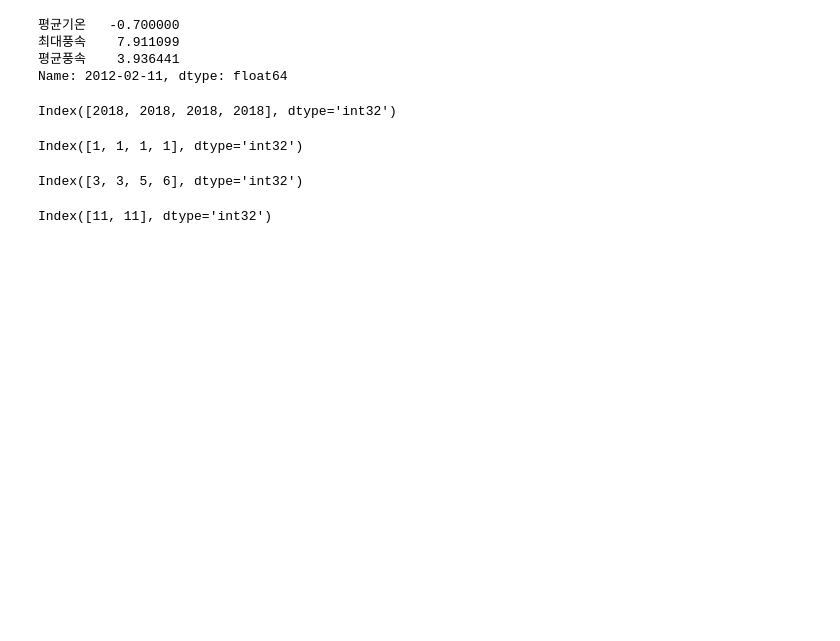
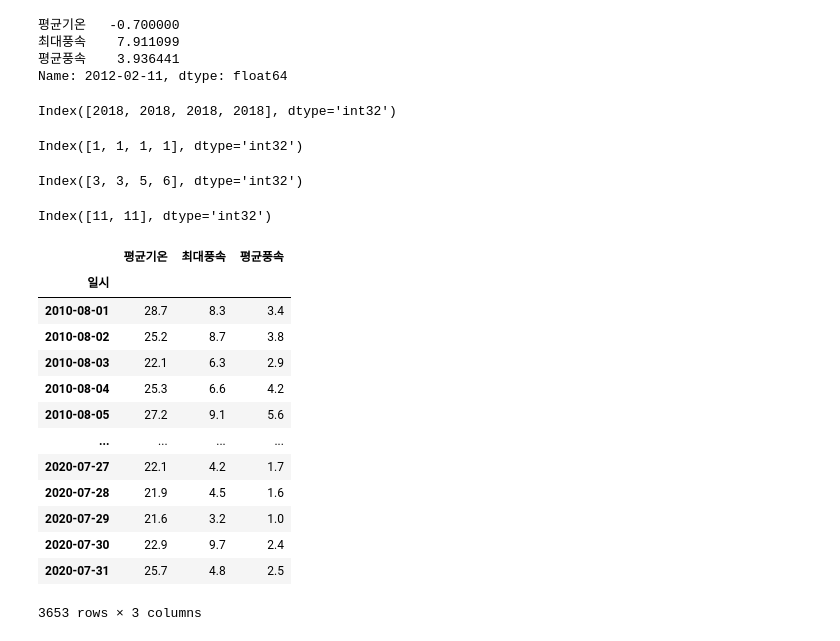
Before and after one commit to Jangbugyeong/Machine-Learning, a Jupyter notebook: 장부경6주차.ipynb, the cells around one changed output. Cells and saved outputs as stored; diff of their text form; code cells hidden in the pictures; blank space fills up the shorter version.

```diff
--- a/장부경6주차.ipynb
+++ b/장부경6주차.ipynb
@@ -570,0 +576,17 @@ Index([11, 11], dtype='int32')
+# %%
+weather
+# %% [output]
+|  | 평균기온 | 최대풍속 | 평균풍속 |
+| 일시 |  |  |  |
+| 2010-08-01 | 28.7 | 8.3 | 3.4 |
+| 2010-08-02 | 25.2 | 8.7 | 3.8 |
+| 2010-08-03 | 22.1 | 6.3 | 2.9 |
+| 2010-08-04 | 25.3 | 6.6 | 4.2 |
+| 2010-08-05 | 27.2 | 9.1 | 5.6 |
+| ... | ... | ... | ... |
+| 2020-07-27 | 22.1 | 4.2 | 1.7 |
+| 2020-07-28 | 21.9 | 4.5 | 1.6 |
+| 2020-07-29 | 21.6 | 3.2 | 1.0 |
+| 2020-07-30 | 22.9 | 9.7 | 2.4 |
+| 2020-07-31 | 25.7 | 4.8 | 2.5 |
+3653 rows × 3 columns
```
Also changed, not shown: parts of 4 cells of this notebook.
